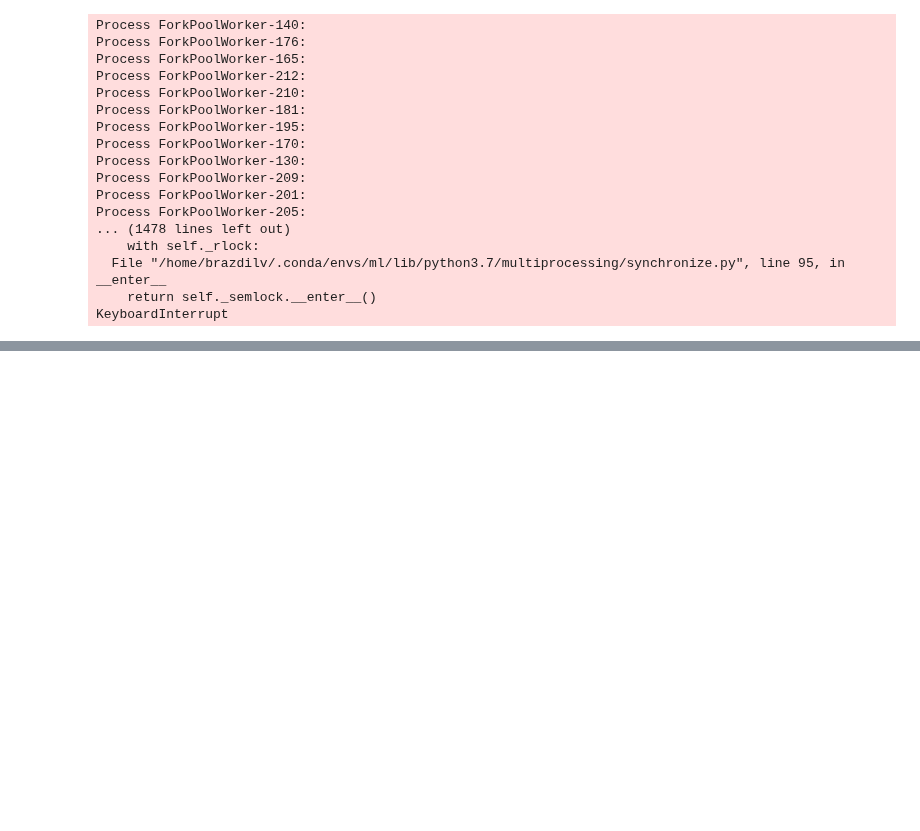
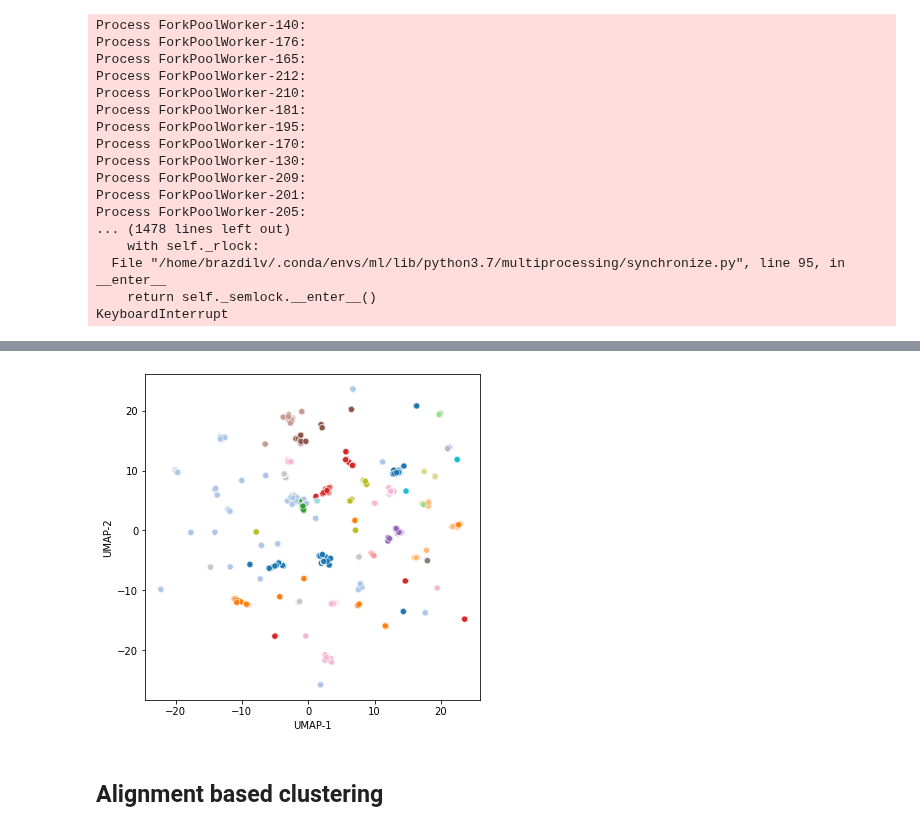
Before and after one commit to kvetab/di-pred, a Jupyter notebook: notebooks/experiments/data_split.ipynb, the cells around one changed output, grey strips where cells are left out. Cells and saved outputs as stored; diff of their text form; code cells hidden in the pictures; blank space fills up the shorter version.

```diff
--- a/notebooks/experiments/data_split.ipynb
+++ b/notebooks/experiments/data_split.ipynb
@@ -158,0 +462,3 @@ def cluster_sequences(dist_matrix, sequences):
+# %%
+light_similarity = anarci_similarity_matrix(light_df)
+light_similarity.head()
@@ -158,0 +475,3 @@ def cluster_sequences(dist_matrix, sequences):
+# %%
+vl_reducer, vl_umap = fit_umap(1-light_similarity, n_neighbors=10)
+vl_umap.head()
@@ -158,0 +485,22 @@ def cluster_sequences(dist_matrix, sequences):
+# %%
+vl_clusters = agglomerative_clustering(
+    1-light_similarity,
+    n_clusters=None,
+    distance_threshold=0.4,
+    linkage='complete'
+)
+# %%
+fig, ax = plt.subplots(figsize=(6, 6))
+ax = sns.scatterplot(
+    data=vl_umap,
+    x='UMAP-1',
+    y='UMAP-2',
+    hue=vl_clusters,
+    palette='tab20',
+    ax=ax,
+    legend=False,
+)
+# %% [output]
+[figure, added]
+# %% [markdown]
+## Alignment based clustering
```
Also changed, not shown: parts of 57 cells of this notebook, 2 other files.
